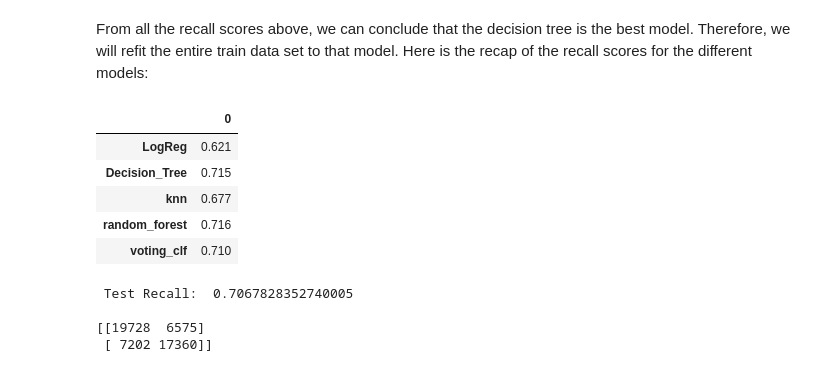
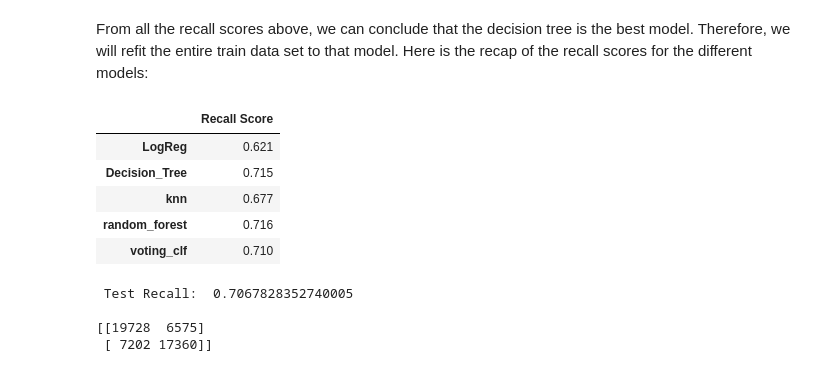
Before and after one commit to ykfarhan/cardiac-disease-detection, a Jupyter notebook: modelling_process_cardio.ipynb, the cells around one changed output. Cells and saved outputs as stored; diff of their text form; code cells hidden in the pictures.

```diff
--- a/modelling_process_cardio.ipynb
+++ b/modelling_process_cardio.ipynb
@@ -551,10 +552,10 @@ ___
 # %% [markdown]
 From all the recall scores above, we can conclude that the decision tree is the best model. Therefore, we will refit the entire train data set to that model. Here is the recap of the recall scores for the different models:
 # %%
-scores = pd.DataFrame.from_dict(recalls, orient='index')
+scores = pd.DataFrame.from_dict(recalls, orient='index', columns=['Recall Score'])
 scores
 # %% [output]
-|  | 0 |
+|  | Recall Score |
 | LogReg | 0.621 |
 | Decision_Tree | 0.715 |
 | knn | 0.677 |
```
Also changed, not shown: parts of 2 cells of this notebook, 7 other files.
